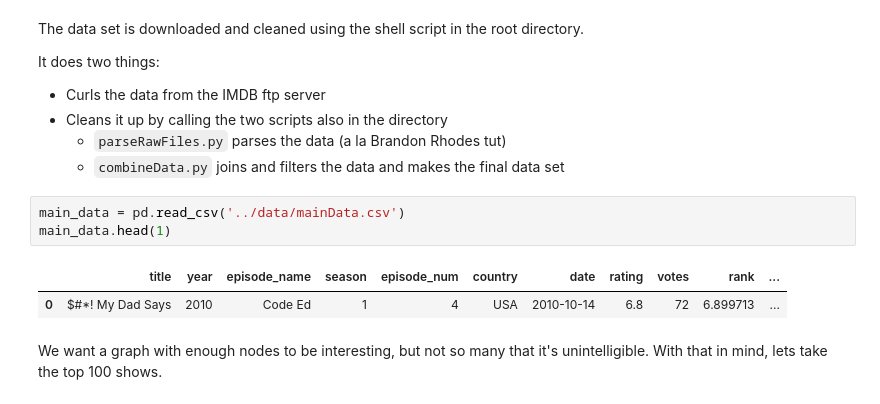
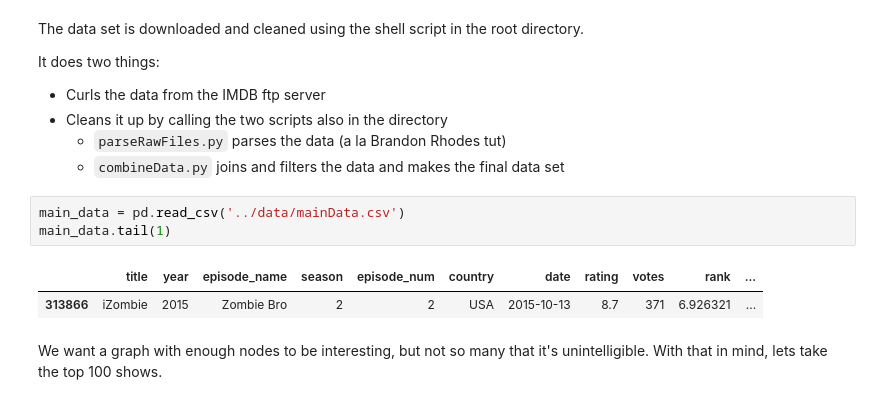
Before and after one commit to jaydik/dataScienceIntensive, a Jupyter notebook: project/presentationDocs/Dickerson.Presentation.ipynb, the cells around one changed output. Cells and saved outputs as stored; diff of their text form.

```diff
--- a/project/presentationDocs/Dickerson.Presentation.ipynb
+++ b/project/presentationDocs/Dickerson.Presentation.ipynb
@@ -21,10 +27,10 @@ It does two things:
   - `combineData.py` joins and filters the data and makes the final data set
 # %%
 main_data = pd.read_csv('../data/mainData.csv')
-main_data.head(1)
+main_data.tail(1)
 # %% [output]
 |  | title | year | episode_name | season | episode_num | country | date | rating | votes | rank | ... |
-| 0 | $#*! My Dad Says | 2010 | Code Ed | 1 | 4 | USA | 2010-10-14 | 6.8 | 72 | 6.899713 | ... |
+| 313866 | iZombie | 2015 | Zombie Bro | 2 | 2 | USA | 2015-10-13 | 8.7 | 371 | 6.926321 | ... |
 # %% [markdown]
 We want a graph with enough nodes to be interesting, but not so many that it's unintelligible. With that in mind, lets take the top 100 shows.
 # %%
```
Also changed, not shown: parts of 13 cells of this notebook, 1 other file.
